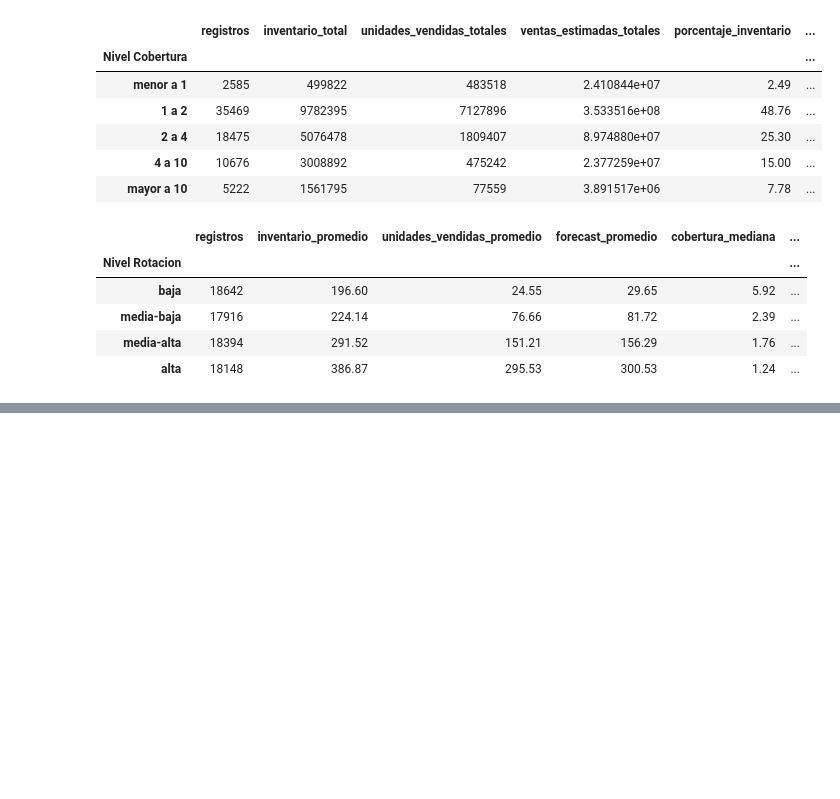
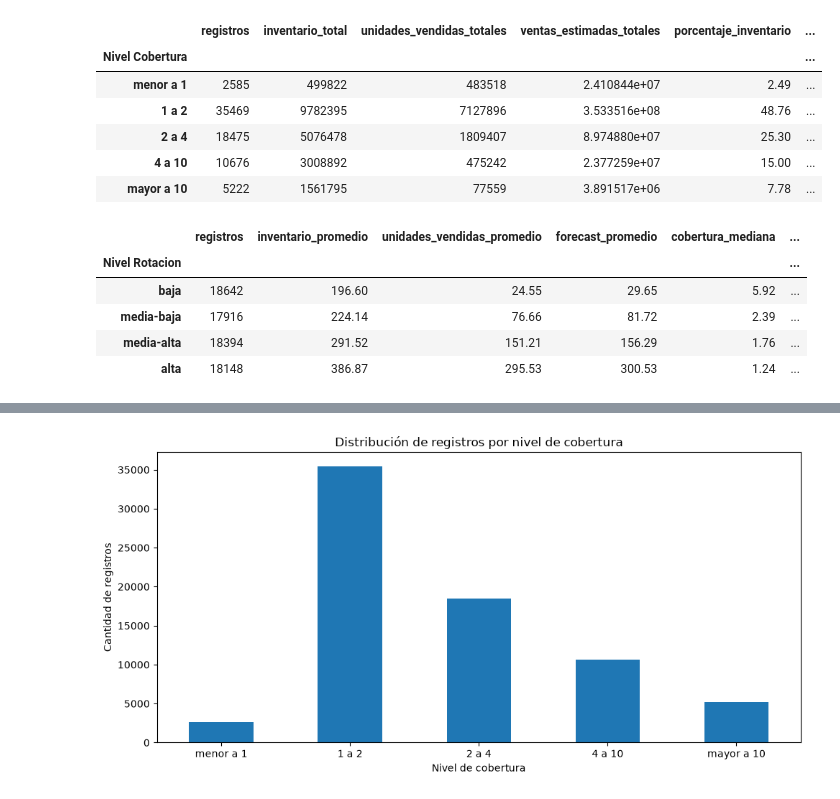
Before and after one commit to Davfool888/retail-intelligence, a Jupyter notebook: notebooks/03_analisis_exploratorio.ipynb, the cells around one changed output, grey strips where cells are left out. Cells and saved outputs as stored; diff of their text form; code cells hidden in the pictures; blank space fills up the shorter version.

```diff
--- a/notebooks/03_analisis_exploratorio.ipynb
+++ b/notebooks/03_analisis_exploratorio.ipynb
@@ -737,0 +853,23 @@ rotacion_cobertura
+# %%
+cobertura_distribucion = (
+    df["Nivel Cobertura"]
+    .value_counts()
+    .sort_index()
+)
+
+cobertura_distribucion
+# %%
+plt.figure(figsize=(10, 5))
+
+cobertura_distribucion.plot(
+    kind="bar"
+)
+
+plt.title("Distribución de registros por nivel de cobertura")
+plt.xlabel("Nivel de cobertura")
+plt.ylabel("Cantidad de registros")
+plt.xticks(rotation=0)
+plt.tight_layout()
+plt.show()
+# %% [output]
+[figure, added]
```
Also changed, not shown: parts of 12 cells of this notebook.
